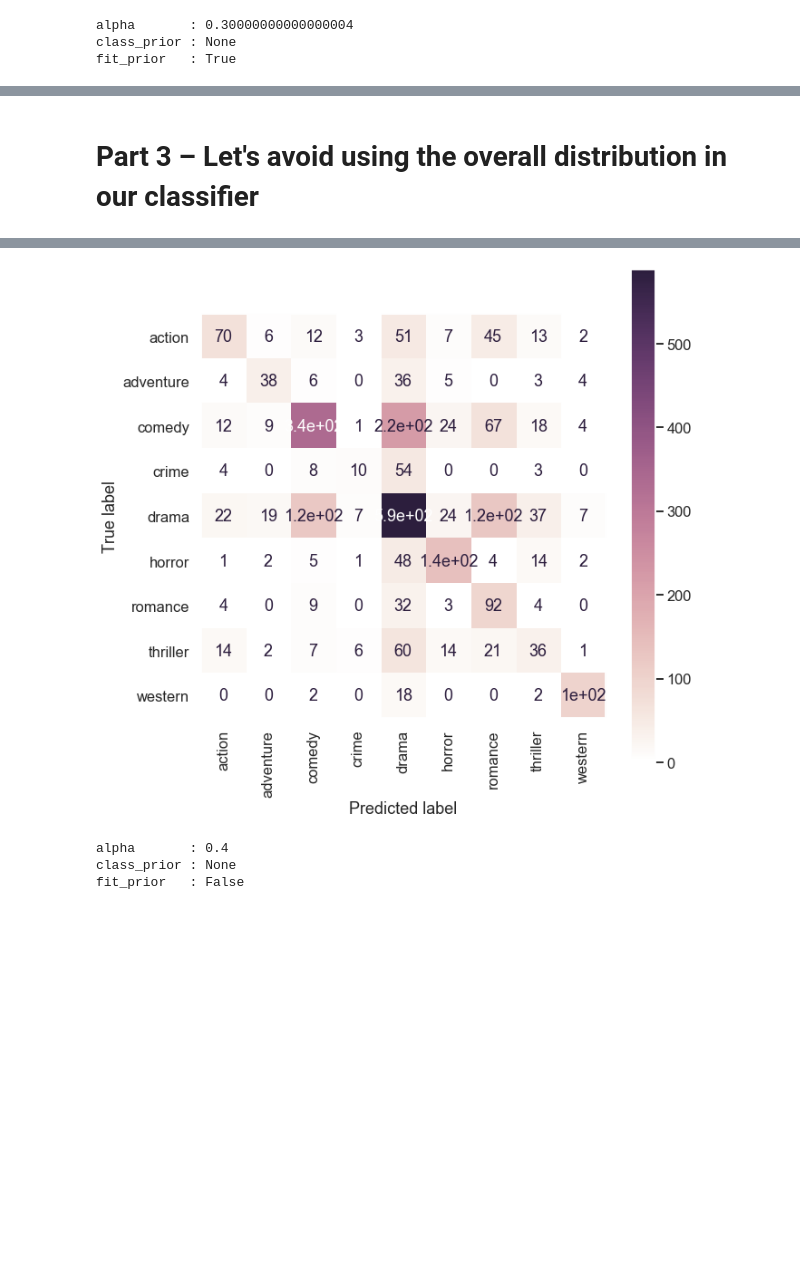
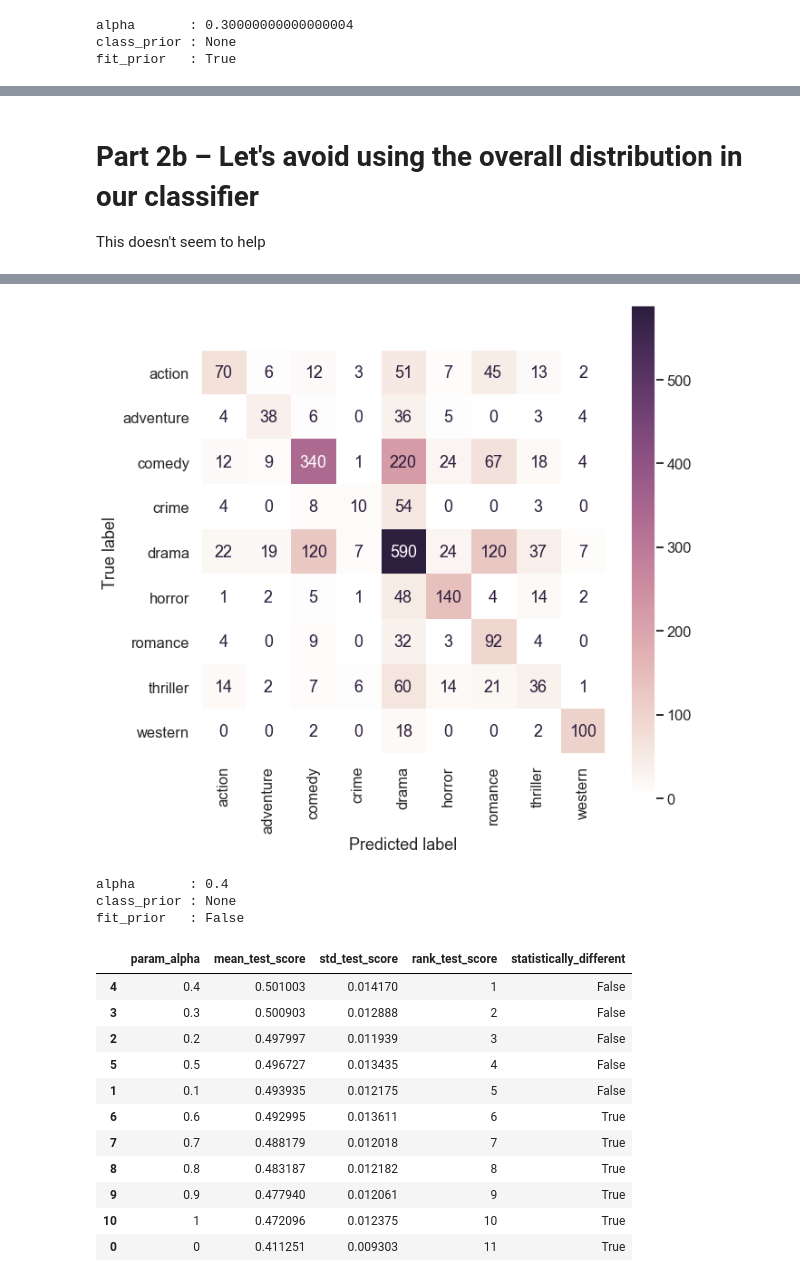
Before and after one commit to rcharan/movie-genre-classification, a Jupyter notebook: classification.ipynb, the cells around one changed output, grey strips where cells are left out. Drawn from its saved outputs; the diff is of its cells as text; code cells hidden in the pictures; blank space fills up the shorter version.

```diff
--- a/classification.ipynb
+++ b/classification.ipynb
@@ -251,8 +256,8 @@ import string
 # To track the models
 models = []
 # %%
-model_data    = {'name'    : 'plot-count-bayes',
-                 'display' : 'plot-count-bayes'}
+model_data    = {'name'    : 'count-bayes',
+                 'display' : 'count-bayes'}
 models.append(model_data)
 # %%
 X_all = data.drop('genre', axis = 'columns')
@@ -349,12 +349,14 @@ def evaluate(model_data, force_fit = False):
     model = model_data['model']
 
     # Get predictions
-    y_pred      = persist(model_data['name']+'-y-pred',
+    y_pred_name = model_data['name']+'-y-pred'
+    y_pred      = persist(y_pred_name,
                           model,
                           'predict',
                           X_test,
                           task = 'data',
                           force_fit = force_fit)
+    model_data['predictions'] = y_pred
 
     # Get F1 Score
     f1 = metr.f1_score(y_test, y_pred, average = 'weighted')
@@ -362,14 +364,16 @@ def evaluate(model_data, force_fit = False):
 
     # Get predicted probabilities, if possible
     try:
-        y_pred_prob = persist(model_data['name']+'-y-pred-prob',
+        y_pred_prob_name = model_data['name']+'-y-pred-prob'
+        y_pred_prob = persist(y_pred_prob_name,
                               model,
                               'predict_proba',
                               X_test,
                               task = 'data',
                               force_fit = force_fit)
 
-        y_train_pred_prob = persist(model_data['name']+'-y-train-pred-prob',
+        y_train_pred_prob_name = model_data['name']+'-y-train-pred-prob'
+        y_train_pred_prob = persist(y_train_pred_prob_name,
                       model,
                       'predict_proba',
                       X,
@@ -377,6 +381,7 @@ def evaluate(model_data, force_fit = False):
                       force_fit = force_fit)
 
         print('----------------------\n')
+        model_data['predicted_probabilities'] = y_pred_prob
         model_data['log_loss_test']  = metr.log_loss(y_test, y_pred_prob)
         model_data['log_loss_train'] = metr.log_loss(y,      y_train_pred_prob)
         print(f'Log Loss - Train  : {model_data["log_loss_train"] :.2}\n'
@@ -392,12 +397,22 @@ def evaluate(model_data, force_fit = False):
     fig, ax = plt.subplots(figsize = (10, 10))
     plot_confusion_matrix(model, y_pred, y_test,
                           normalize = None, ax = ax)
+
+    # Remove scientific notation
+    for text in ax.texts:
+        t = text.get_text()
+        text.set_text(str(int(float(t))))
     sns.set_style('darkgrid')
 
     # Classification Report
     print(metr.classification_report(y_test, y_pred))
     model_data['report'] = metr.classification_report(y_test, y_pred, zero_division = 0, output_dict=True)
 
+    # Compute times used
+    model_data['fit_time']     = float(get_fit_time(model_data['name'], verbose = False))
+    model_data['predict_time'] = sum(float(get_fit_time(task, verbose = False)) for task in
+                                   [y_pred_prob_name, y_train_pred_prob_name, y_pred_name])
+    model_data['total_time']   = float(model_data['fit_time']) + float(model_data['predict_time'])
 
     plt.show()
 # %%
@@ -432,9 +462,10 @@ fit_prior   : True
 # %% [markdown]
-# Part 3 – Let's avoid using the overall distribution in our classifier
+# Part 2b – Let's avoid using the overall distribution in our classifier
+This doesn't seem to help
 # %%
 # Tracking
-model_data    = {'name'    : 'plot-count-bayes-no-prior',
-                 'display' : 'plot-count-bayes-no-prior'}
+model_data    = {'name'    : 'count-bayes-no-prior',
+                 'display' : 'count-bayes-no-prior'}
 models.append(model_data)
 
 # Learner
@@ -460,4 +491,5 @@ evaluate(model_data)
 
 # Inspect
 print_best_params(model)
+cv_results(get_learner(model))
 # %% [output]
@@ -472,13 +504,25 @@ Loading plot-count-bayes-no-prior-y-train-pred-prob from disk
 ----------------------
 
 Log Loss - Train  : 4.2
 Log Loss - Test   : 1e+01
 ... (14 lines left out)
 
     accuracy                           0.53      2671
    macro avg       0.51      0.48      0.47      2671
 weighted avg       0.55      0.53      0.53      2671
-[figure, old version]
+[figure, new version]
 alpha       : 0.4
 class_prior : None
 fit_prior   : False
+|  | param_alpha | mean_test_score | std_test_score | rank_test_score | statistically_different |
+| 4 | 0.4 | 0.501003 | 0.014170 | 1 | False |
+| 3 | 0.3 | 0.500903 | 0.012888 | 2 | False |
+| 2 | 0.2 | 0.497997 | 0.011939 | 3 | False |
+| 5 | 0.5 | 0.496727 | 0.013435 | 4 | False |
+| 1 | 0.1 | 0.493935 | 0.012175 | 5 | False |
+| 6 | 0.6 | 0.492995 | 0.013611 | 6 | True |
+| 7 | 0.7 | 0.488179 | 0.012018 | 7 | True |
+| 8 | 0.8 | 0.483187 | 0.012182 | 8 | True |
+| 9 | 0.9 | 0.477940 | 0.012061 | 9 | True |
+| 10 | 1 | 0.472096 | 0.012375 | 10 | True |
+| 0 | 0 | 0.411251 | 0.009303 | 11 | True |
```
Also changed, not shown: parts of 33 cells of this notebook, 34 other files.
